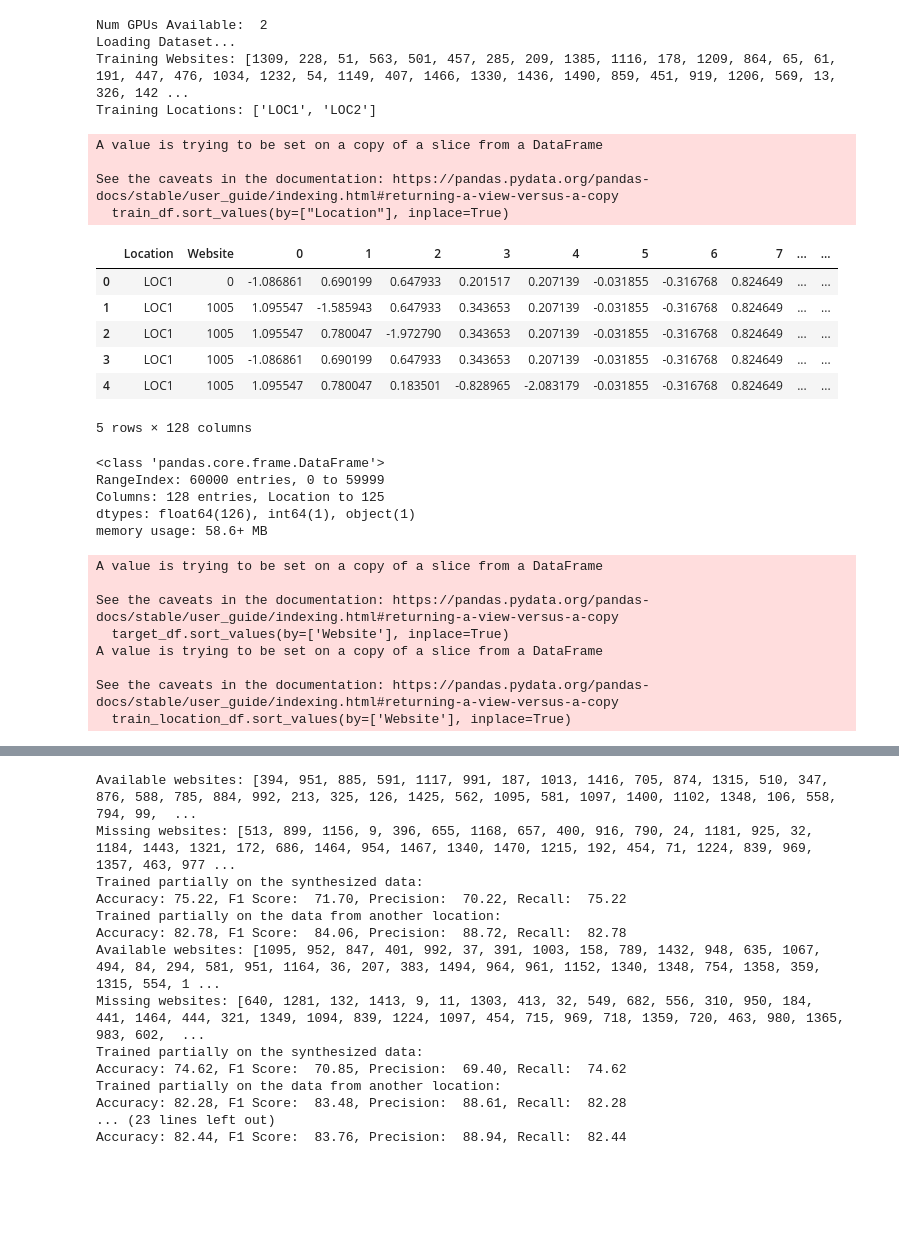
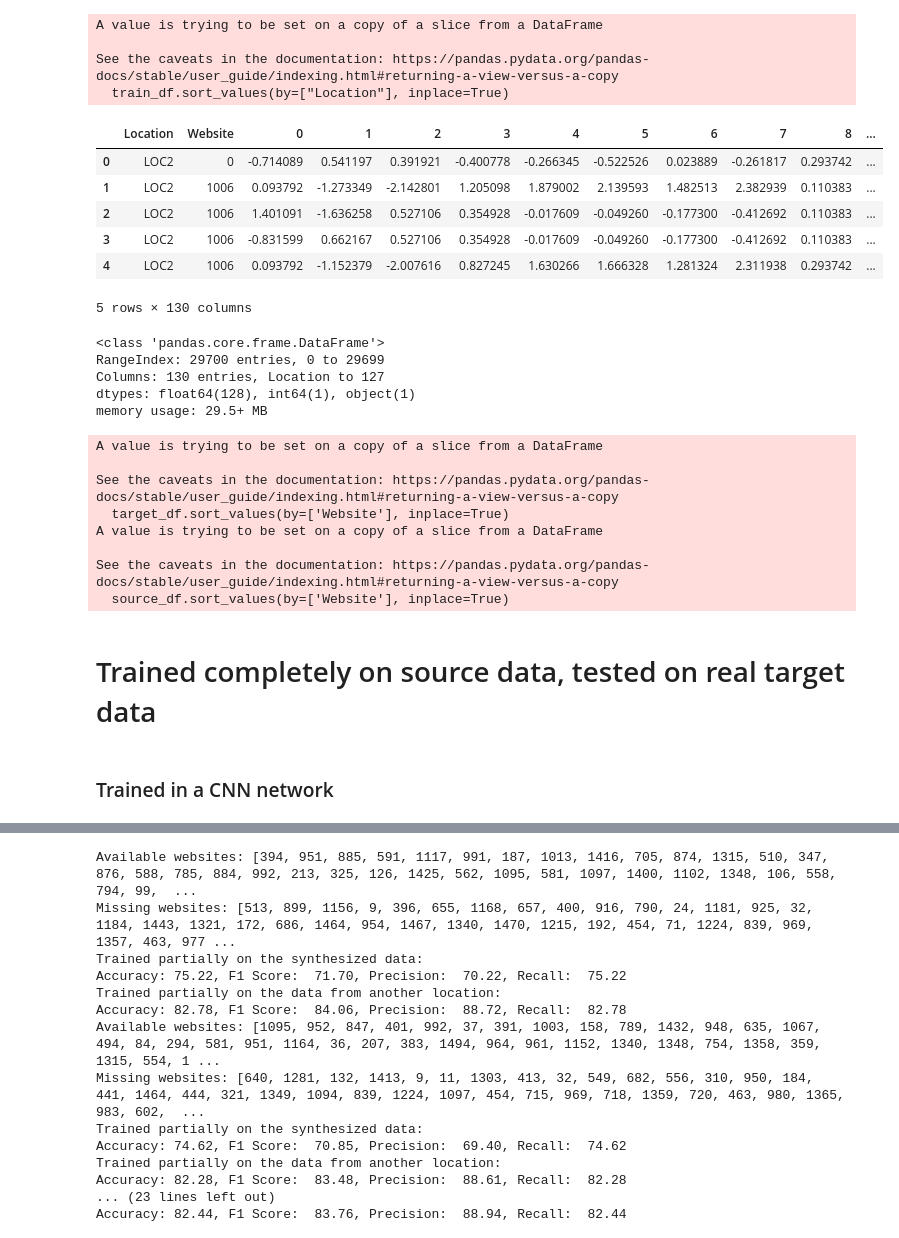
Before and after one commit to kaushithamsilva/DoH-Synthesis, a Jupyter notebook: code/synthesis_classification.ipynb, the cells around one changed output, grey strips where cells are left out. Saved outputs shown, nothing was run; the diff lists cells and outputs as text; code cells hidden in the pictures; blank space fills up the shorter version.

Commit message:
sythesis using the translator network

```diff
--- a/code/synthesis_classification.ipynb
+++ b/code/synthesis_classification.ipynb
@@ -7,7 +7,7 @@ import pandas as pd
 
 init_gpu.initialize_gpus()
 
-locations = ['LOC1', 'LOC2']
+locations = ['LOC2', 'LOC3']
 
 print("Loading Dataset...")
 # load the dataset
@@ -39,39 +29,34 @@ I0000 00:00:1730340958.396800 1812107 cuda_executor.cc:1015] successful NUMA nod
-Num GPUs Available:  2
-Loading Dataset...
-Training Websites: [1309, 228, 51, 563, 501, 457, 285, 209, 1385, 1116, 178, 1209, 864, 65, 61, 191, 447, 476, 1034, 1232, 54, 1149, 407, 1466, 1330, 1436, 1490, 859, 451, 919, 1206, 569, 13, 326, 142 ...
-Training Locations: ['LOC1', 'LOC2']
+A value is trying to be set on a copy of a slice from a DataFrame
+
+See the caveats in the documentation: https://pandas.pydata.org/pandas-docs/stable/user_guide/indexing.html#returning-a-view-versus-a-copy
+  train_df.sort_values(by=["Location"], inplace=True)
+|  | Location | Website | 0 | 1 | 2 | 3 | 4 | 5 | 6 | 7 | 8 | ... |
+| 0 | LOC2 | 0 | -0.714089 | 0.541197 | 0.391921 | -0.400778 | -0.266345 | -0.522526 | 0.023889 | -0.261817 | 0.293742 | ... |
+| 1 | LOC2 | 1006 | 0.093792 | -1.273349 | -2.142801 | 1.205098 | 1.879002 | 2.139593 | 1.482513 | 2.382939 | 0.110383 | ... |
+| 2 | LOC2 | 1006 | 1.401091 | -1.636258 | 0.527106 | 0.354928 | -0.017609 | -0.049260 | -0.177300 | -0.412692 | 0.110383 | ... |
+| 3 | LOC2 | 1006 | -0.831599 | 0.662167 | 0.527106 | 0.354928 | -0.017609 | -0.049260 | -0.177300 | -0.412692 | 0.110383 | ... |
+| 4 | LOC2 | 1006 | 0.093792 | -1.152379 | -2.007616 | 0.827245 | 1.630266 | 1.666328 | 1.281324 | 2.311938 | 0.293742 | ... |
-A value is trying to be set on a copy of a slice from a DataFrame
-
-See the caveats in the documentation: https://pandas.pydata.org/pandas-docs/stable/user_guide/indexing.html#returning-a-view-versus-a-copy
-  train_df.sort_values(by=["Location"], inplace=True)
+5 rows × 130 columns
-|  | Location | Website | 0 | 1 | 2 | 3 | 4 | 5 | 6 | 7 | ... | ... |
-| 0 | LOC1 | 0 | -1.086861 | 0.690199 | 0.647933 | 0.201517 | 0.207139 | -0.031855 | -0.316768 | 0.824649 | ... | ... |
-| 1 | LOC1 | 1005 | 1.095547 | -1.585943 | 0.647933 | 0.343653 | 0.207139 | -0.031855 | -0.316768 | 0.824649 | ... | ... |
-| 2 | LOC1 | 1005 | 1.095547 | 0.780047 | -1.972790 | 0.343653 | 0.207139 | -0.031855 | -0.316768 | 0.824649 | ... | ... |
-| 3 | LOC1 | 1005 | -1.086861 | 0.690199 | 0.647933 | 0.343653 | 0.207139 | -0.031855 | -0.316768 | 0.824649 | ... | ... |
-| 4 | LOC1 | 1005 | 1.095547 | 0.780047 | 0.183501 | -0.828965 | -2.083179 | -0.031855 | -0.316768 | 0.824649 | ... | ... |
-5 rows × 128 columns
 # %%
 # dataset for the classification
-target_location = 'LOC2'
+source_location, target_location = locations
+
 target_df = test_df[test_df['Location'] == target_location]
 target_df.sort_values(by=['Website'], inplace=True)
 target_df.reset_index(drop=True, inplace=True)
 target_df.head(20)
 
+source_df = test_df[test_df['Location'] == source_location]
+source_df.sort_values(by=['Website'], inplace=True)
+source_df.reset_index(drop=True, inplace=True)
 
-train_location = 'LOC1'
-train_location_df = test_df[test_df['Location'] == train_location]
-train_location_df.sort_values(by=['Website'], inplace=True)
-train_location_df.reset_index(drop=True, inplace=True)
-
-train_location_df.info()
+source_df.info()
 # %% [output]
 <class 'pandas.core.frame.DataFrame'>
-RangeIndex: 60000 entries, 0 to 59999
-Columns: 128 entries, Location to 125
-dtypes: float64(126), int64(1), object(1)
-memory usage: 58.6+ MB
+RangeIndex: 29700 entries, 0 to 29699
+Columns: 130 entries, Location to 127
+dtypes: float64(128), int64(1), object(1)
+memory usage: 29.5+ MB
 A value is trying to be set on a copy of a slice from a DataFrame
 
 See the caveats in the documentation: https://pandas.pydata.org/pandas-docs/stable/user_guide/indexing.html#returning-a-view-versus-a-copy
@@ -79,4 +64,6 @@ See the caveats in the documentation: https://pandas.pydata.org/pandas-docs/stab
 A value is trying to be set on a copy of a slice from a DataFrame
 
 See the caveats in the documentation: https://pandas.pydata.org/pandas-docs/stable/user_guide/indexing.html#returning-a-view-versus-a-copy
-  train_location_df.sort_values(by=['Website'], inplace=True)
+  source_df.sort_values(by=['Website'], inplace=True)
+# %% [markdown]
+# Trained completely on source data, tested on real target data
@@ -82,0 +93,2 @@ See the caveats in the documentation: https://pandas.pydata.org/pandas-docs/stab
+# %% [markdown]
+### Trained in a CNN network
```
Also changed, not shown: parts of 16 cells of this notebook, 5 other files.
